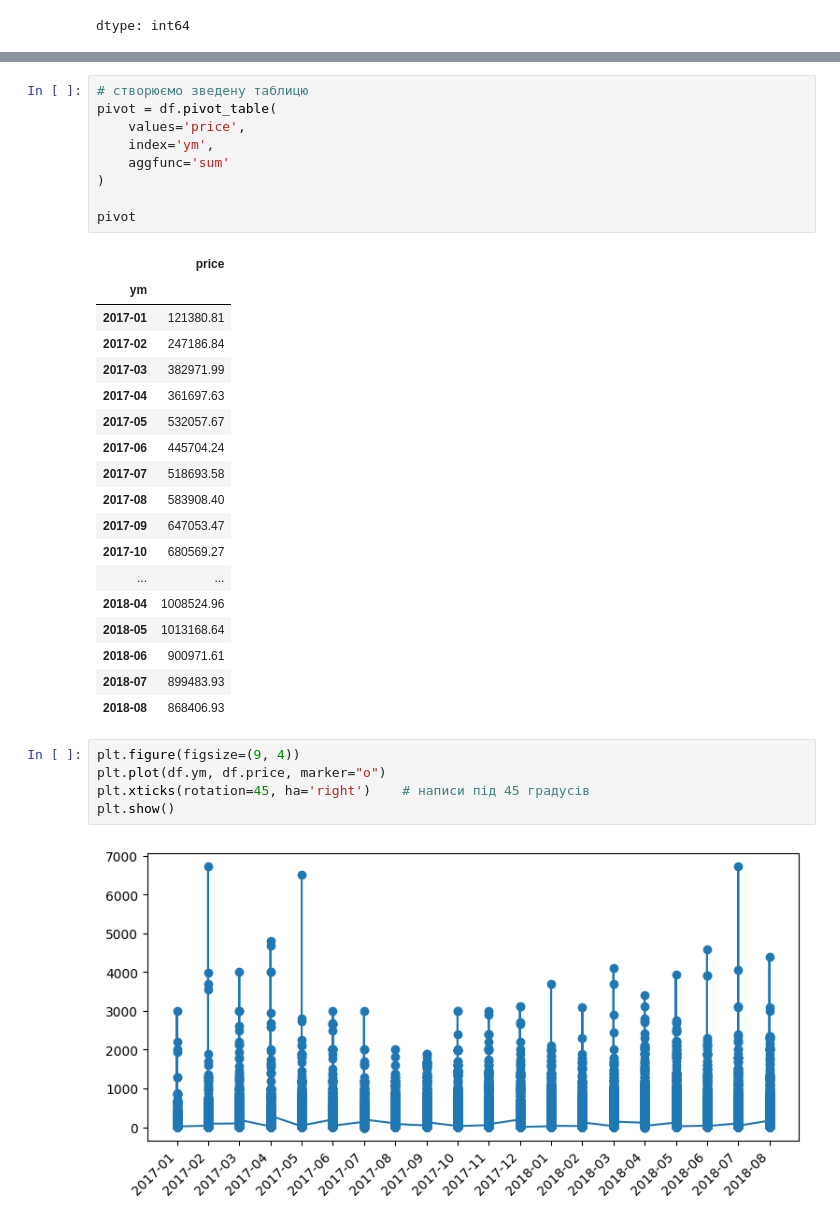
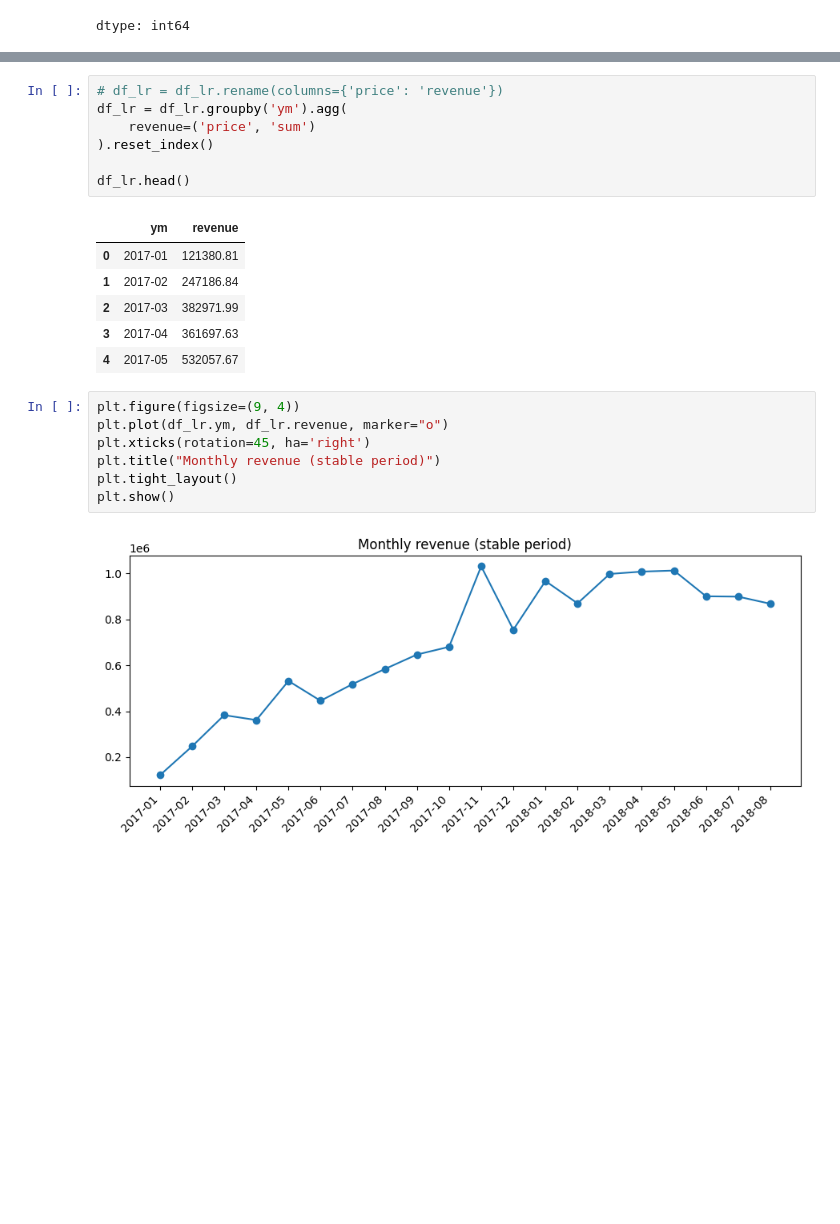
Before and after one commit to Olga-Lyt/olist-analytics-, a Jupyter notebook: notebook/olist_predict2.ipynb, the cells around one changed output, grey strips where cells are left out. Drawn from its saved outputs; the diff is of its cells as text; blank space fills up the shorter version.

```diff
--- a/notebook/olist_predict2.ipynb
+++ b/notebook/olist_predict2.ipynb
@@ -102,36 +95,24 @@ df.isna().sum()
 dtype: int64
-# %%
-# створюємо зведену таблицю
-pivot = df.pivot_table(
-    values='price',
-    index='ym',
-    aggfunc='sum'
-)
-
-pivot
-# %% [output]
-|  | price |
-| ym |  |
-| 2017-01 | 121380.81 |
-| 2017-02 | 247186.84 |
-| 2017-03 | 382971.99 |
-| 2017-04 | 361697.63 |
-| 2017-05 | 532057.67 |
-| 2017-06 | 445704.24 |
-| 2017-07 | 518693.58 |
-| 2017-08 | 583908.40 |
-| 2017-09 | 647053.47 |
-| 2017-10 | 680569.27 |
-| ... | ... |
-| 2018-04 | 1008524.96 |
-| 2018-05 | 1013168.64 |
-| 2018-06 | 900971.61 |
-| 2018-07 | 899483.93 |
-| 2018-08 | 868406.93 |
+# %%
+# df_lr = df_lr.rename(columns={'price': 'revenue'})
+df_lr = df_lr.groupby('ym').agg(
+    revenue=('price', 'sum')
+).reset_index()
+
+df_lr.head()
+# %% [output]
+|  | ym | revenue |
+| 0 | 2017-01 | 121380.81 |
+| 1 | 2017-02 | 247186.84 |
+| 2 | 2017-03 | 382971.99 |
+| 3 | 2017-04 | 361697.63 |
+| 4 | 2017-05 | 532057.67 |
 # %%
 plt.figure(figsize=(9, 4))
-plt.plot(df.ym, df.price, marker="o")
-plt.xticks(rotation=45, ha='right')    # написи під 45 градусів
+plt.plot(df_lr.ym, df_lr.revenue, marker="o")
+plt.xticks(rotation=45, ha='right')
+plt.title("Monthly revenue (stable period)")
+plt.tight_layout()
 plt.show()
 # %% [output]
-[figure, old version]
+[figure, new version]
```
Also changed, not shown: parts of 8 cells of this notebook.
